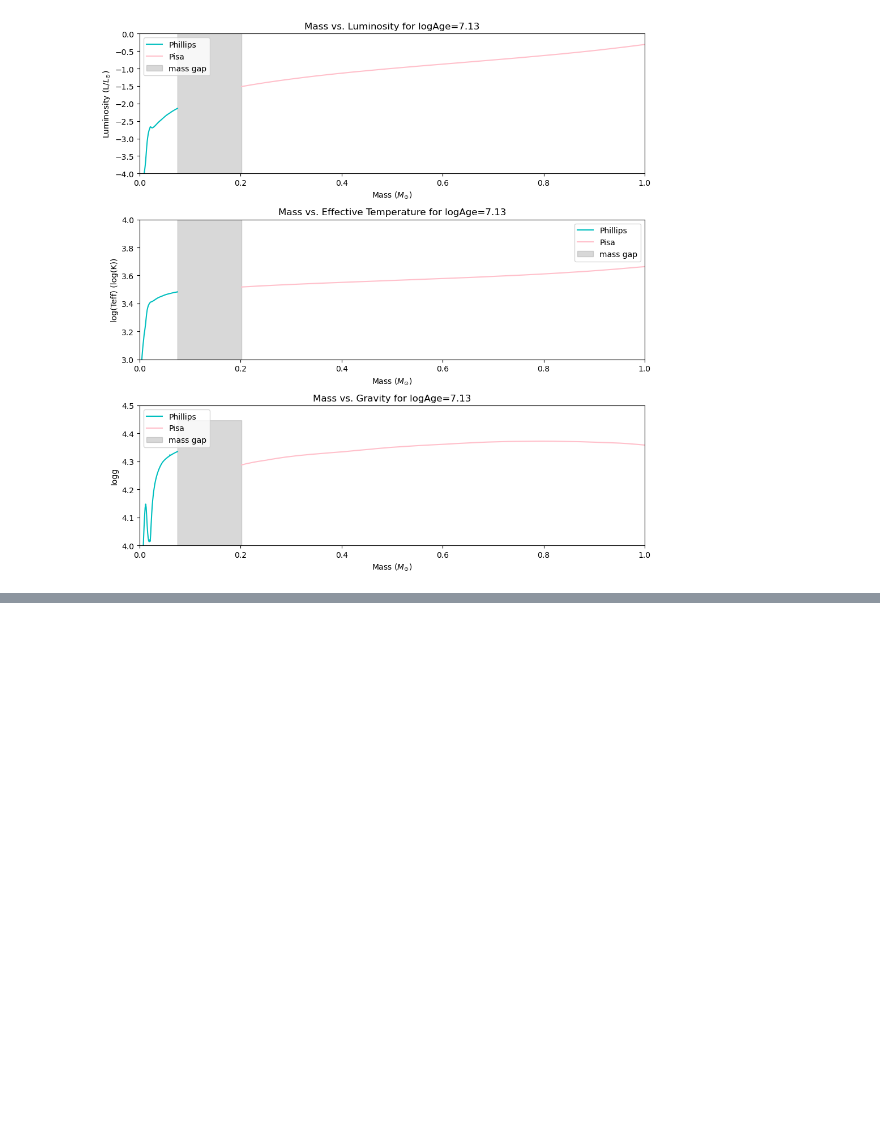
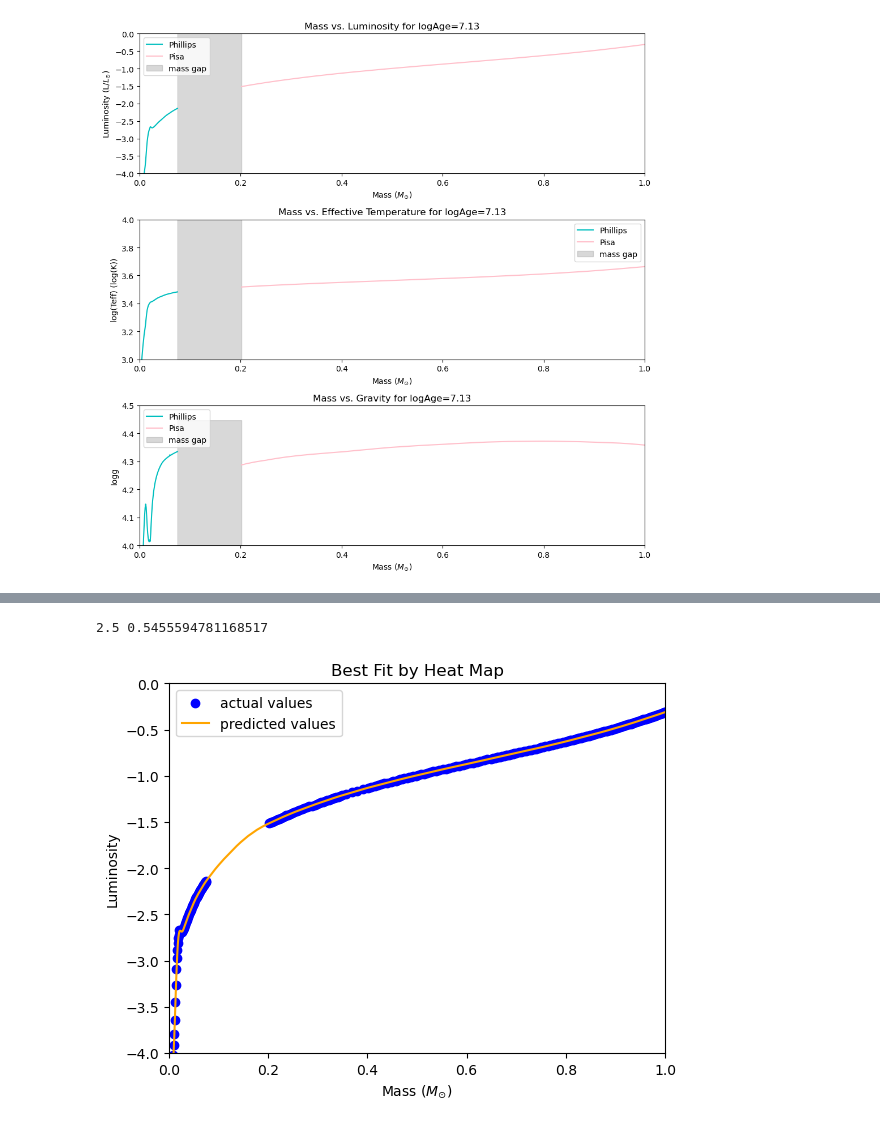
Before and after one commit to astropy/SPISEA, a Jupyter notebook: changes/evolution_gaussian_fit.ipynb, the cells around one changed output, grey strips where cells are left out. Cells and saved outputs as stored; diff of their text form; code cells hidden in the pictures; blank space fills up the shorter version.

```diff
--- a/changes/evolution_gaussian_fit.ipynb
+++ b/changes/evolution_gaussian_fit.ipynb
@@ -84,0 +162,33 @@ From these zoomed in graphs it becomes clear that though a mass gap is present,
+# %%
+i_best, j_best = np.unravel_index(np.nanargmin(chi2_map), chi2_map.shape)
+best_nu = nus[i_best]
+best_length_scale = length_scales[j_best]
+print(best_nu, best_length_scale)
+# %% [output]
+2.5 0.5455594781168517
+# %%
+# Looking at physical interpretation of heatmap parameters
+
+# creating input array (mass) and output array (everything else)
+X = combined_masses.reshape(-1, 1)
+y = combined_L   #np.array([combined_Teff, combined_L, combined_logg])
+x = np.linspace(np.min(phil_mass), np.max(pisa_mass), int(1e6)).reshape(-1, 1)
+
+# trying different kernel types
+kernel = Matern(length_scale=best_length_scale, nu=best_nu)
+gp = GaussianProcessRegressor(kernel=kernel, optimizer=None, normalize_y=True)
+gp.fit(X, y)
+y_pred_1, sigma_1 = gp.predict(x, return_std=True)
+
+plt.figure()
+plt.scatter(X, combined_L, color='blue', label='actual values')
+plt.plot(x, y_pred_1, color='orange', label='predicted values')
+plt.xlabel('Mass ($M_{\odot}$)')
+plt.ylabel('Luminosity')
+plt.title('Best Fit by Heat Map')
+plt.xlim(0, 1)
+plt.ylim(-4,0)
+plt.legend()
+plt.show()
+# %% [output]
+[figure, added]
```
Also changed, not shown: parts of 13 cells of this notebook.
